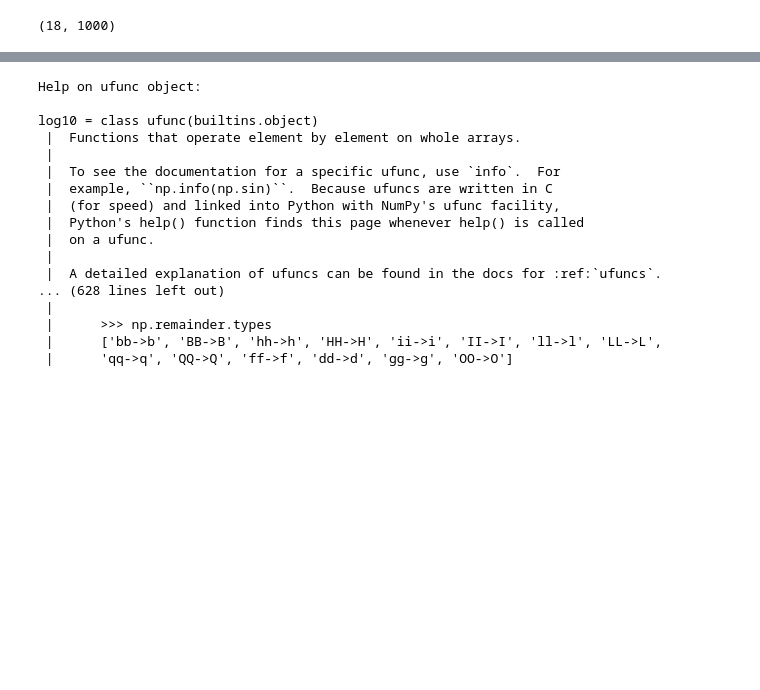
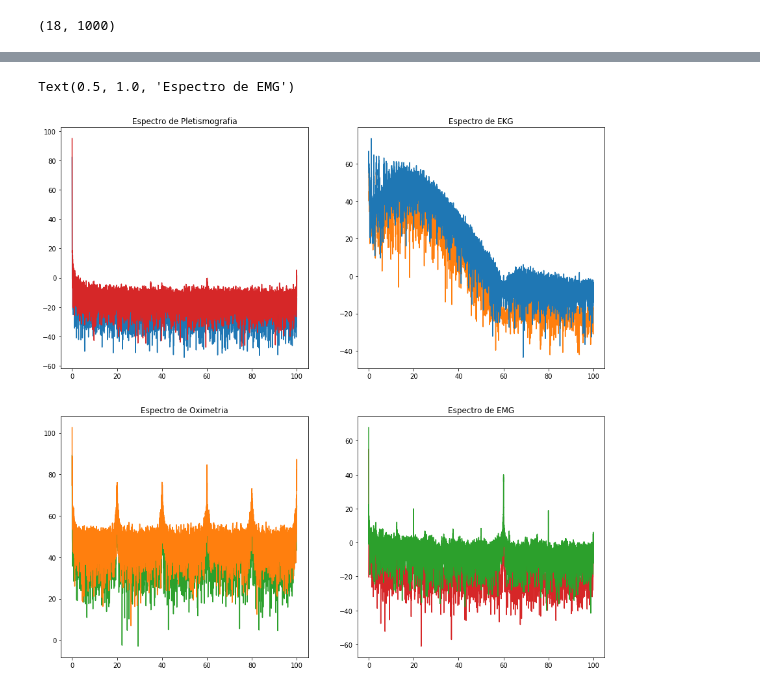
Before and after one commit to Qweryedu/MCIB-19-P-Edu, a Jupyter notebook: src/prac2.ipynb, the cells around one changed output, grey strips where cells are left out. Saved outputs shown, nothing was run; the diff lists cells and outputs as text; code cells hidden in the pictures; blank space fills up the shorter version.

```diff
--- a/src/prac2.ipynb
+++ b/src/prac2.ipynb
@@ -193,20 +214,36 @@ Text(0.5, 1.0, 'Espectro de EMG')
-# %%
-help(np.log10)
-# %% [output]
-Help on ufunc object:
-
-log10 = class ufunc(builtins.object)
- |  Functions that operate element by element on whole arrays.
- |
- |  To see the documentation for a specific ufunc, use `info`.  For
- |  example, ``np.info(np.sin)``.  Because ufuncs are written in C
- |  (for speed) and linked into Python with NumPy's ufunc facility,
- |  Python's help() function finds this page whenever help() is called
- |  on a ufunc.
- |
- |  A detailed explanation of ufuncs can be found in the docs for :ref:`ufuncs`.
-... (628 lines left out)
- |
- |      >>> np.remainder.types
- |      ['bb->b', 'BB->B', 'hh->h', 'HH->H', 'ii->i', 'II->I', 'll->l', 'LL->L',
- |      'qq->q', 'QQ->Q', 'ff->f', 'dd->d', 'gg->g', 'OO->O']
+# %%
+L = 2**12
+w = np.linspace(0,100,psd_PL.shape[0]//2)
+W = np.linspace(0,100, dB(fft(PL)).shape[0]//2)
+
+psd_PL = periodograma(PL,L,.75)
+psd_EKG = periodograma(EKG,L,.75)
+psd_OX = periodograma(OX,L,.75)
+psd_EMG = periodograma(EMG,L,.75)
+
+fig, axs = plt.subplots (2, 2, figsize = (15,15))
+axs[0, 0].plot(w, psd_PL[:L//2] )
+axs[0, 0].set_title('Espectro de Pletismografia')
+axs[0, 1].plot(w, psd_EKG[:L//2], 'tab:orange')
+axs[0, 1].set_title('Espectro de EKG')
+axs[1, 0].plot(w, psd_OX[:L//2], 'tab:green')
+axs[1, 0].set_title('Espectro de Oximetria')
+axs[1, 1].plot(w, psd_EMG[:L//2], 'tab:red')
+axs[1, 1].set_title('Espectro de EMG')
+
+axs[0, 0].plot(W, dB( fft( PL ) ) [:len(PL)//2], 'tab:red' )
+axs[0, 0].set_title('Espectro de Pletismografia')
+axs[0, 1].plot(W, dB( fft( EKG ) ) [:len(EKG)//2], 'tab:blue')
+axs[0, 1].set_title('Espectro de EKG')
+axs[1, 0].plot(W, dB( fft( OX ) ) [:len(OX)//2], 'tab:orange')
+axs[1, 0].set_title('Espectro de Oximetria')
+axs[1, 1].plot(W, dB( fft( EMG ) ) [:len(EMG)//2], 'tab:green')
+axs[1, 1].set_title('Espectro de EMG')
+
+# Falta ajustar las gráficas
+'''
+Para todas las gráficas se tienen que quitar las bajas frecuencias
+'''
+# %% [output]
+Text(0.5, 1.0, 'Espectro de EMG')
+[figure, added]
```
Also changed, not shown: parts of 6 cells of this notebook.
